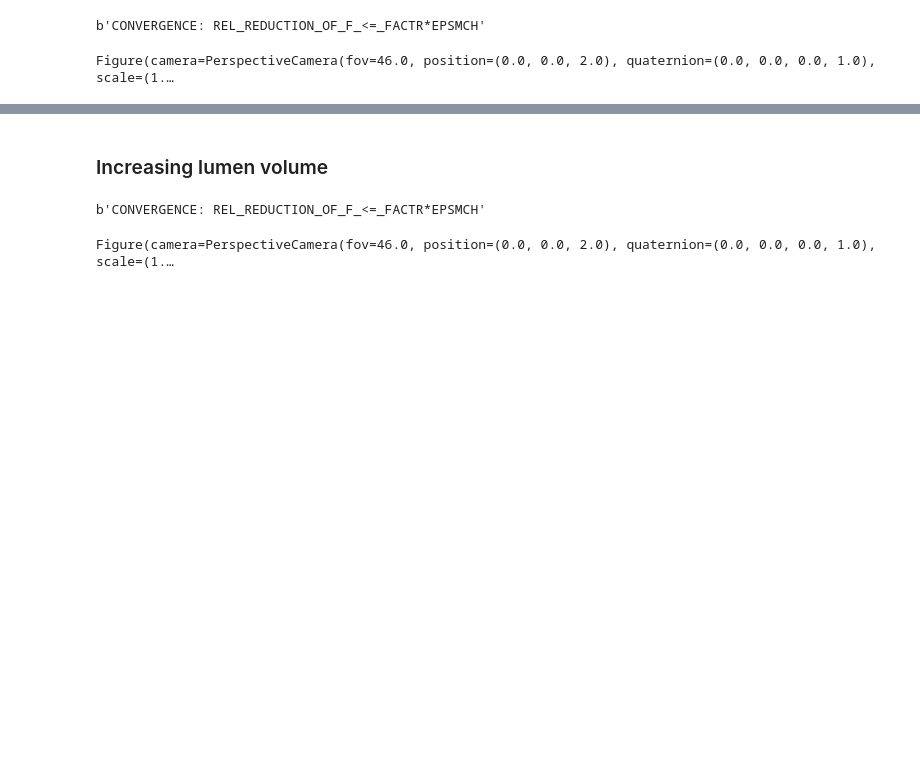
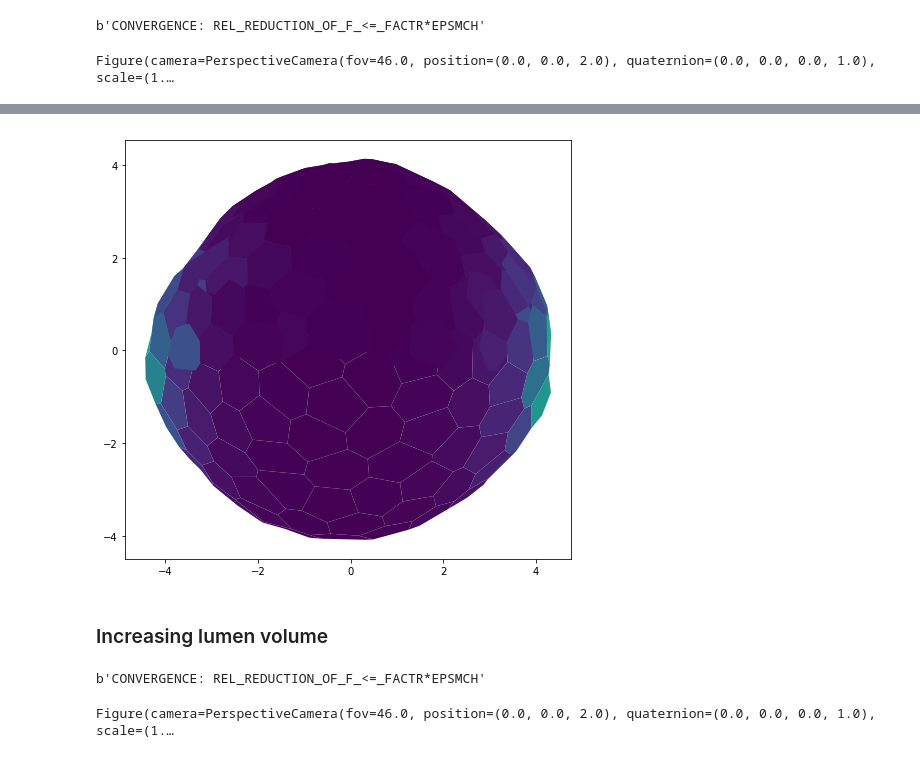
Before and after one commit to glyg/pyfollicle, a Jupyter notebook: notebooks/FollicleEllongation.ipynb, the cells around one changed output, grey strips where cells are left out. Cells and saved outputs as stored; diff of their text form; code cells hidden in the pictures; blank space fills up the shorter version.

```diff
--- a/notebooks/FollicleEllongation.ipynb
+++ b/notebooks/FollicleEllongation.ipynb
@@ -234,3 +262,10 @@ fig.set_size_inches(8, 8)
+# %%
+basal_s = follicle.get_sub_sheet('basal')
+basal_s.reset_index()
+fig, ax = sheet_view(basal_s, mode="2D", coords=["z", "x"], **draw_specs)
+fig.set_size_inches(8, 8)
+# %% [output]
+[figure, added]
 # %% [markdown]
 ### Increasing lumen volume
 # %%
```
Also changed, not shown: parts of 14 cells of this notebook.
